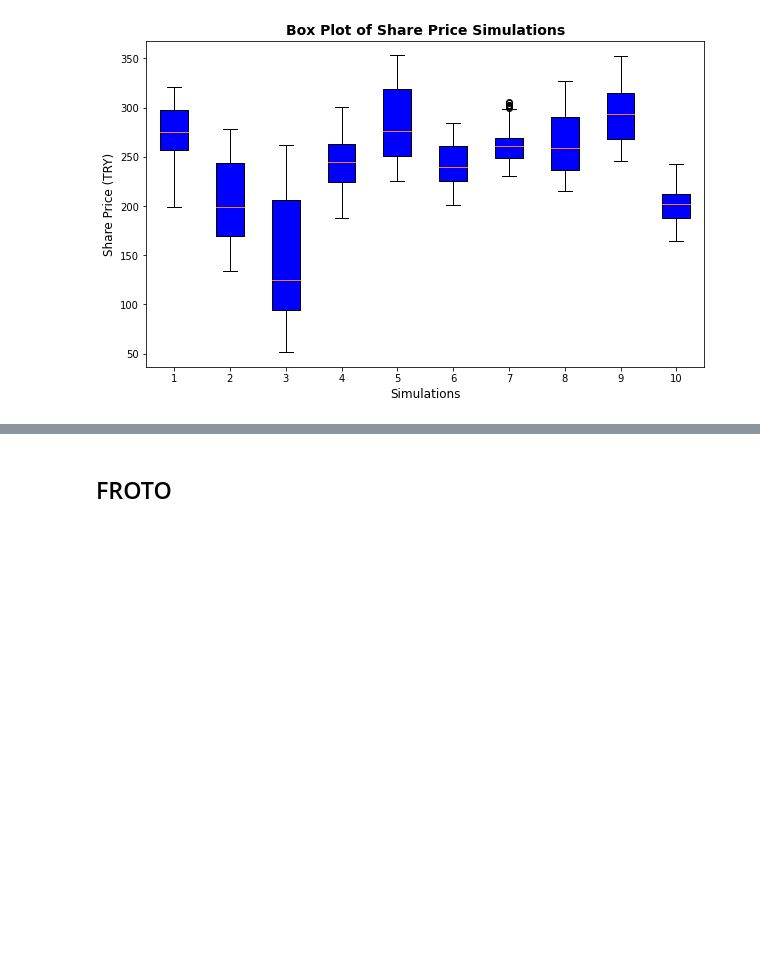
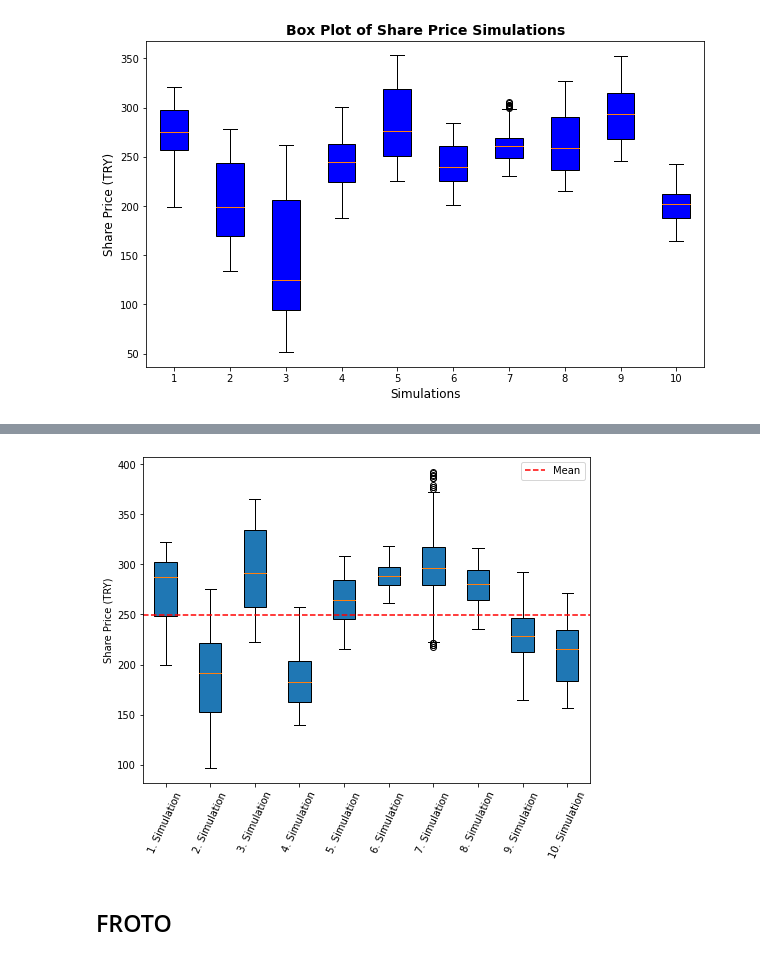
Before and after one commit to mehmetsiddik/MCS-in-stock-price-forecasting, a Jupyter notebook: MCS_in_stock_price_forecasting.ipynb, the cells around one changed output, grey strips where cells are left out. Cells and saved outputs as stored; diff of their text form; code cells hidden in the pictures; blank space fills up the shorter version.

```diff
--- a/MCS_in_stock_price_forecasting.ipynb
+++ b/MCS_in_stock_price_forecasting.ipynb
@@ -281,3 +217,47 @@ plt.show()
+# %%
+# Set random seed for reproducibility
+np.random.seed(0)
+
+# Define x-axis: days from 1 to 244
+days = np.arange(1, 245)
+
+# Generate random initial values between 200 and 300 for 10,000 simulations
+initial_values = np.random.uniform(200, 300, 10000)
+
+# Create 10,000 simulations with random fluctuations
+simulations = [
+    initial_values[i] + np.cumsum(np.random.normal(0, 5, len(days))) for i in range(10000)
+]
+
+# Select 10 representative simulations for visualization
+selected_indices = np.random.choice(len(simulations), size=10, replace=False)
+selected_simulations = [simulations[i] for i in selected_indices]
+
+# Calculate the average across all simulations
+average = np.mean(simulations, axis=0)
+
+# Create a figure and axis for the box plot
+fig, ax = plt.subplots(figsize=(8, 6))
+
+# Plot the box plots for the selected simulations
+plt.boxplot(selected_simulations, labels=[f"{i + 1}. Simulation" for i in range(10)], patch_artist=True)
+
+# Add axis labels and title
+ax.set_ylabel("Share Price (TRY)")
+
+# Rotate x-axis labels for better readability
+plt.xticks(rotation=65)
+
+# Add a horizontal line for the average
+ax.axhline(y=np.mean(average), color='r', linestyle='--', label='Mean')
+
+# Add legend with best placement
+ax.legend(loc="best")
+
+# Display the plot
+plt.show()
+# %% [output]
+[figure, added]
 # %% [markdown]
 ## FROTO
 # %%
```
Also changed, not shown: parts of 26 cells of this notebook.
